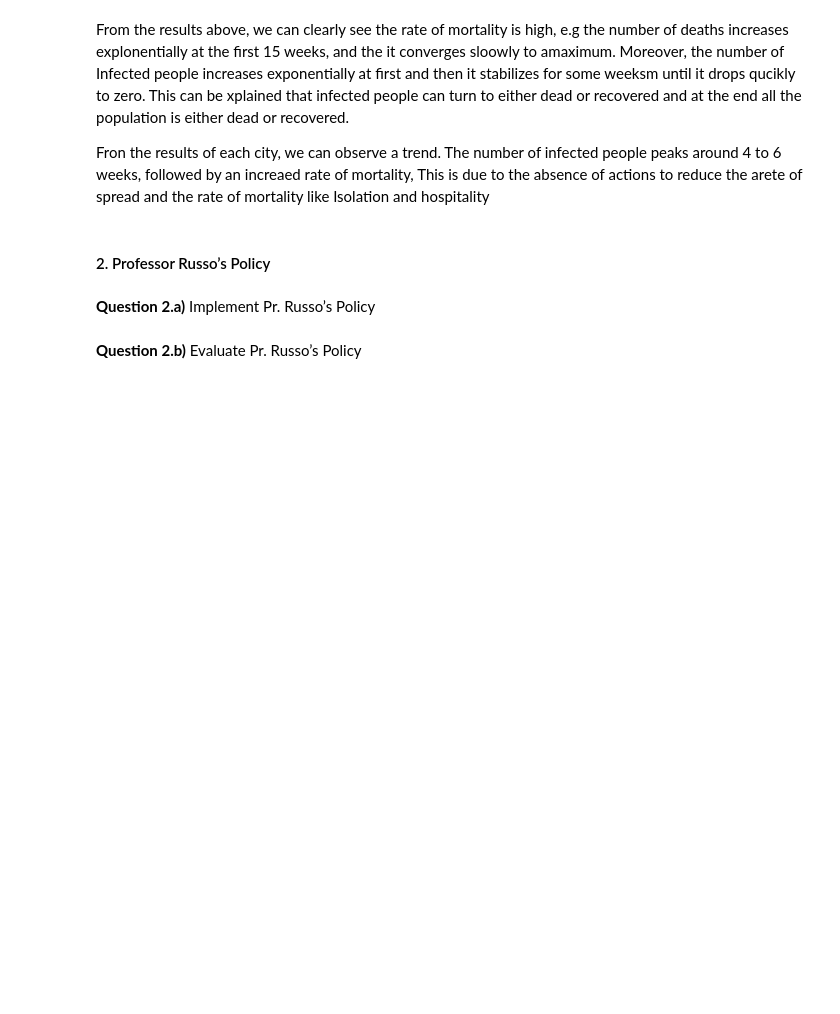
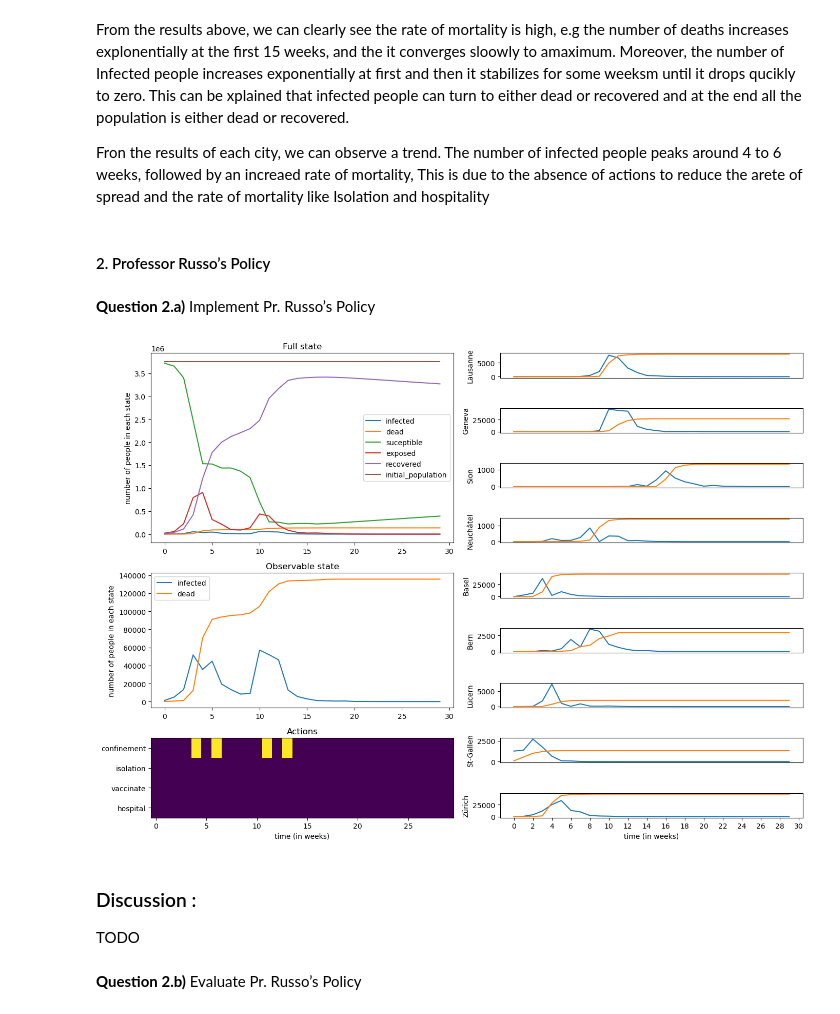
Before and after one commit to hichemhadhri/Miniproject_DQN-2, a Jupyter notebook: final.ipynb, the cells around one changed output. Drawn from its saved outputs; the diff is of its cells as text; code cells hidden in the pictures; blank space fills up the shorter version.

```diff
--- a/final.ipynb
+++ b/final.ipynb
@@ -25,3 +31,11 @@ torch.manual_seed(0)
 torch.use_deterministic_algorithms(True)
 
 %matplotlib inline
+# %%
+SCALE = 100
+
+ACTION_NULL = 0
+ACTION_CONFINE = 1
+ACTION_ISOLATE = 2
+ACTION_HOSPITAL = 3
+ACTION_VACCINATE = 4
@@ -141,34 +278,36 @@ Fron the results of each city, we can observe a trend. The number of infected pe
 # %%
-import matplotlib.pyplot as plt
-import numpy as np
-from  Russo import Russo
-from utils import Utils
+
 
 dyn = ModelDynamics('config/switzerland.yaml') #load the switzerland map
 
 
 
-env = Env(dyn, action_space=None, observation_space=None, action_preprocessor=Utils.action_preprocessor)
+env = Env(dyn, action_space=None, observation_space=None, action_preprocessor=action_preprocessor)
 
 
 
 agent = Russo(env)
 
 """ Run the simulation """
 log = []
 finished = False
 obs, info = env.reset(seed)
 agent.reset()
 
 while not finished:
     action = agent.act(obs)
     obs, R, finished, info = env.step(action)
     log.append(info)
 
 total, cities, actions = parse_logs(dyn, log)
 
 
 plot_info(total, cities, actions)
+# %% [output]
+[figure, added]
+# %% [markdown]
+### Discussion :
+TODO
 # %% [markdown]
 **Question 2.b)** Evaluate Pr. Russo’s Policy
 # %%
```
Also changed, not shown: parts of 37 cells of this notebook.
